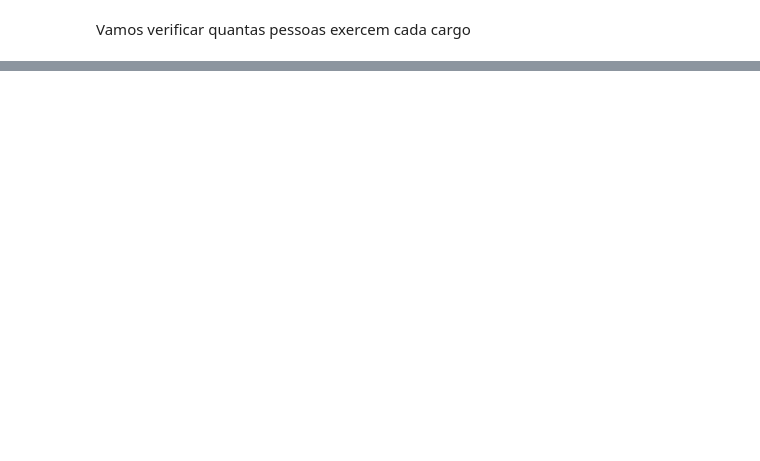
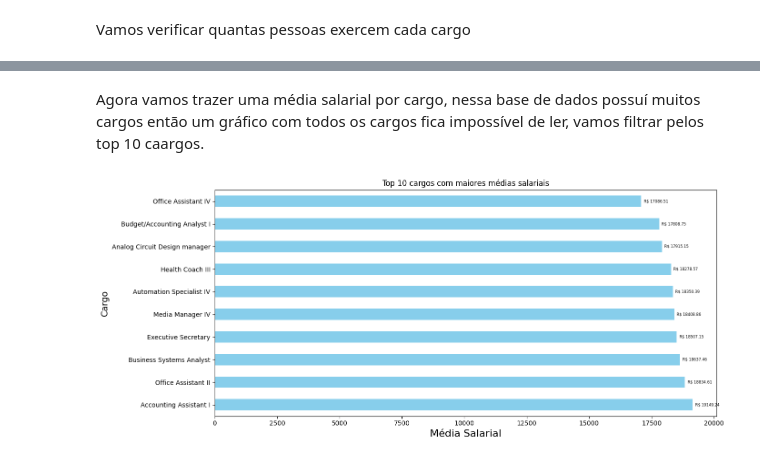
Before and after one commit to DanielBorbafs/study, a Jupyter notebook: pandas/training01/analise.ipynb, the cells around one changed output, grey strips where cells are left out. Cells and saved outputs as stored; diff of their text form; code cells hidden in the pictures; blank space fills up the shorter version.

Commit message:
Análise de dados concluída

```diff
--- a/pandas/training01/analise.ipynb
+++ b/pandas/training01/analise.ipynb
@@ -174,0 +305,31 @@ print(salarios_maiores.to_string())
+# %% [markdown]
+Agora vamos trazer uma média salarial por cargo, nessa base de dados possuí muitos cargos então um gráfico com todos os cargos fica impossível de ler, vamos filtrar pelos top 10 caargos.
+# %%
+import matplotlib.pyplot as plt
+
+# Calcular a média salarial por profissão
+media_salarial_cargo = df.groupby('profissao')['salario'].mean()
+
+# Selecionar os 8 cargos com maiores salários
+top_10_salarios = media_salarial_cargo.sort_values(ascending=False).head(10)
+
+# Criando gráfico de barras horizontais
+plt.figure(figsize=(14, 6))
+top_10_salarios.plot(kind='barh', color='skyblue')
+
+# Adicionando títulos
+plt.title('Top 10 cargos com maiores médias salariais')
+plt.xlabel('Média Salarial', fontsize=16)
+plt.ylabel('Cargo', fontsize=14)
+
+# Adicionando os valores nas barras
+for i, v in enumerate(top_10_salarios):
+    plt.text(v + 100, i, f'R$ {v:.2f}', ha='left', va='center', fontsize=6)
+
+
+
+
+plt.tight_layout()
+plt.show()
+# %% [output]
+[figure, added]
```
Also changed, not shown: parts of 20 cells of this notebook, 4 other files.
